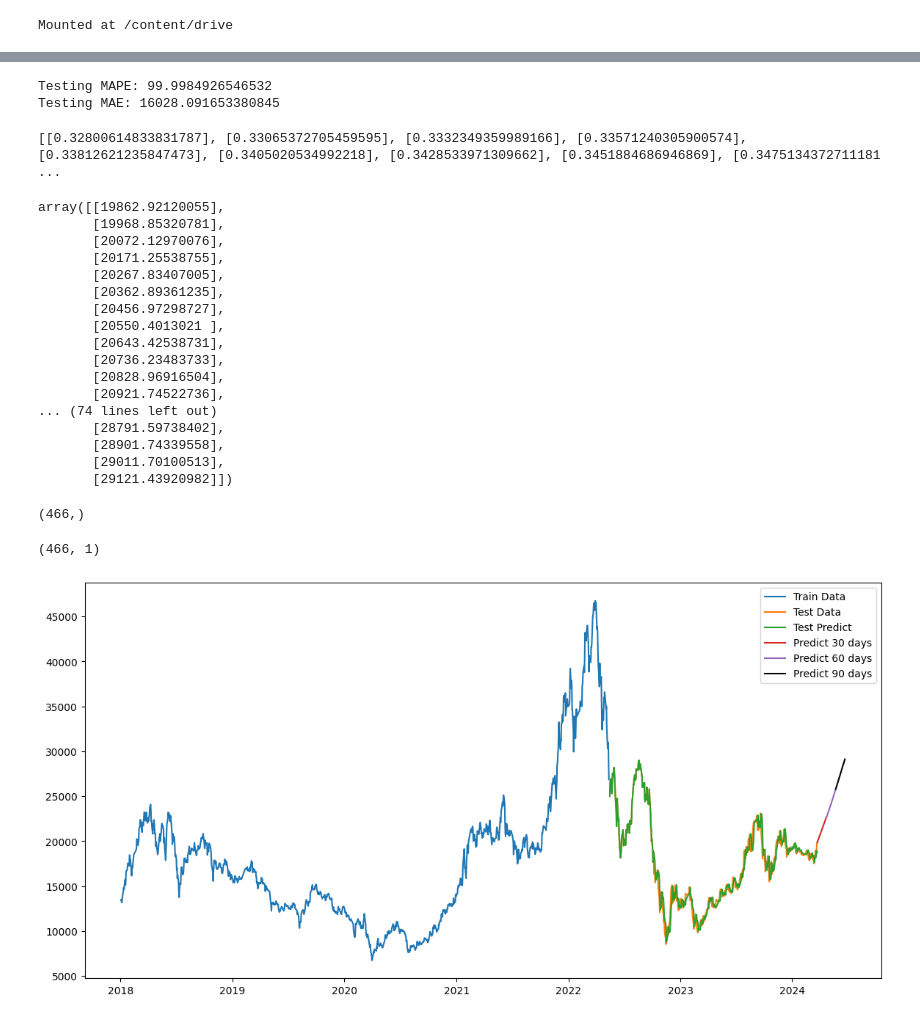
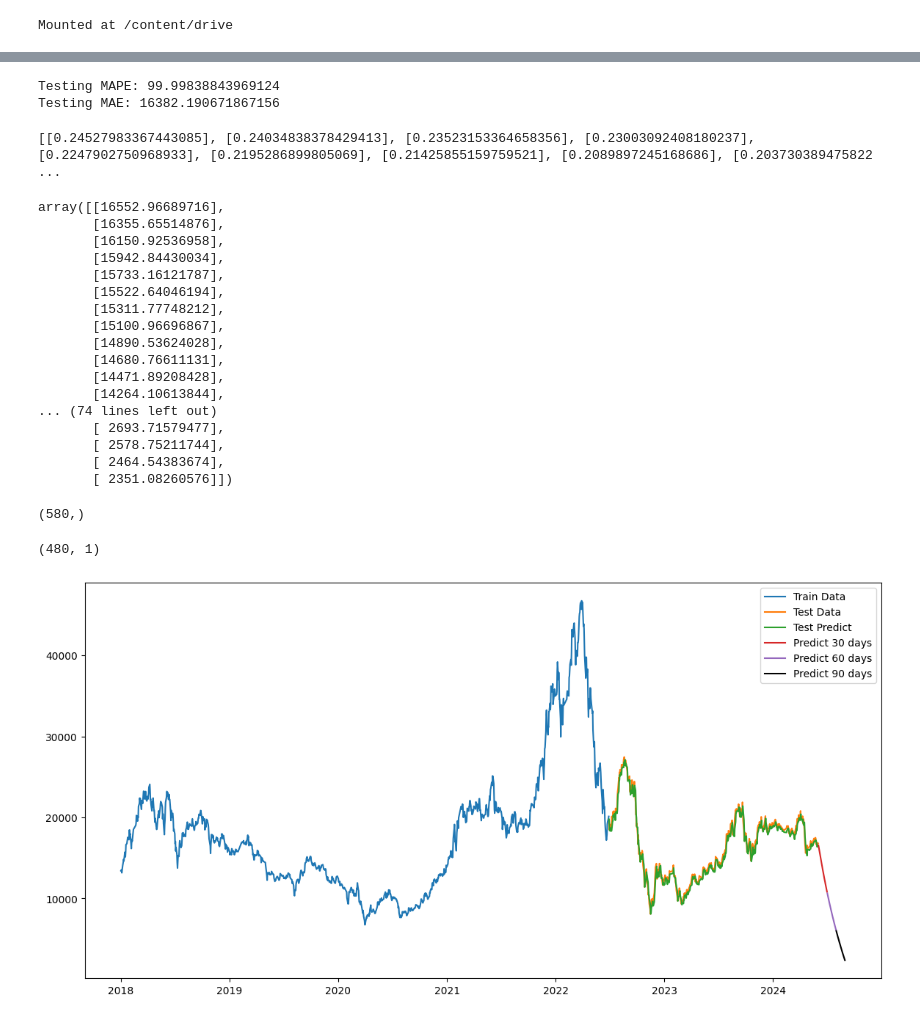
Before and after one commit to duonguwu/IS403_O21_04, a Jupyter notebook: Model/GRU/Team4_GRU_DXG_7-3.ipynb, the cells around one changed output, grey strips where cells are left out. Saved outputs shown, nothing was run; the diff lists cells and outputs as text; code cells hidden in the pictures.

```diff
--- a/Model/GRU/Team4_GRU_DXG_7-3.ipynb
+++ b/Model/GRU/Team4_GRU_DXG_7-3.ipynb
@@ -12,7 +12,7 @@ from keras.layers import Dense, GRU
 Mounted at /content/drive
 # %%
 # 2. Đọc file csv
-df = pd.read_csv('/content/drive/MyDrive/Colab Notebooks/FinalProject_BA/DXG Historical Data.csv')
+df = pd.read_csv('/content/drive/MyDrive/Colab Notebooks/FinalProject_BA/DXG Historical Data 1_6.csv')
 # %%
 df['Price'] = df['Price'].str.replace('$', '', regex=True)
 df['Price'] = df['Price'].str.replace(',', '', regex=True)
@@ -45,9 +45,17 @@ def create_dataset(dataset, time_step=1):
 # %%
 #6. Reshape into X=t,t+1,t+2..t+99 and Y=t+100
 
+# time_step = 100
+# X_train, y_train = create_dataset(train_data, time_step)
+# X_test, ytest = create_dataset(test_data, time_step)
 time_step = 100
-X_train, y_train = create_dataset(train_data, time_step)
-X_test, ytest = create_dataset(test_data, time_step)
+
+x, y = create_dataset(df1, time_step)
+
+X_train = x[:train_size-100]
+X_test = x[train_size-100:]
+y_train = y[:train_size-100]
+ytest = y[train_size-100:]
 # %%
 # 7. Reshape input to be [samples, time steps, features] which is required for LSTM
 X_train =X_train.reshape(X_train.shape[0],X_train.shape[1] , 1)
@@ -105,8 +113,8 @@ test_mape = np.mean(np.abs(y_pred - ytest)/np.abs(y_pred))*100
 print('Testing MAPE:', test_mape)
 print('Testing MAE:', test_mae)
 # %% [output]
-Testing MAPE: 99.9984926546532
-Testing MAE: 16028.091653380845
+Testing MAPE: 99.99838843969124
+Testing MAE: 16382.190671867156
 # %%
 x_input = test_data[len(test_data)-time_step:].reshape(1, -1)
 x_input.shape
@@ -139,28 +147,28 @@ while(i < 90):
 
 print(lst_output)
 # %% [output]
-[[0.32800614833831787], [0.33065372705459595], [0.3332349359989166], [0.33571240305900574], [0.33812621235847473], [0.3405020534992218], [0.3428533971309662], [0.3451884686946869], [0.3475134372711181 ...
+[[0.24527983367443085], [0.24034838378429413], [0.23523153364658356], [0.23003092408180237], [0.2247902750968933], [0.2195286899805069], [0.21425855159759521], [0.2089897245168686], [0.203730389475822 ...
 # %%
 future_predict = scaler.inverse_transform(np.array(lst_output).reshape(-1, 1))
 future_predict
 # %% [output]
-array([[19862.92120055],
-       [19968.85320781],
-       [20072.12970076],
-       [20171.25538755],
-       [20267.83407005],
-       [20362.89361235],
-       [20456.97298727],
-       [20550.4013021 ],
-       [20643.42538731],
-       [20736.23483733],
-       [20828.96916504],
-       [20921.74522736],
+array([[16552.96689716],
+       [16355.65514876],
+       [16150.92536958],
+       [15942.84430034],
+       [15733.16121787],
+       [15522.64046194],
+       [15311.77748212],
+       [15100.96696867],
+       [14890.53624028],
+       [14680.76611131],
+       [14471.89208428],
+       [14264.10613844],
 ... (74 lines left out)
-       [28791.59738402],
-       [28901.74339558],
-       [29011.70100513],
-       [29121.43920982]])
+       [ 2693.71579477],
+       [ 2578.75211744],
+       [ 2464.54383674],
+       [ 2351.08260576]])
 # %%
 # Append the last 100 values of test_data to the beginning of y_pred
 last_100_test_data = scaler.inverse_transform(test_data[:101])
@@ -169,34 +177,34 @@ y_pred_with_test_data = np.append(last_100_test_data, y_pred)
 print(y_pred_with_test_data.shape)
 test_data.shape
 # %% [output]
-(466,)
+(580,)
-(466, 1)
+(480, 1)
 # %%
 # Plot results
 plt.figure(figsize=(14, 7))
 
 # Plot train data
 plt.plot(df['Date'][:train_size], scaler.inverse_transform(train_data), label='Train Data')
 
 # Plot test data
 plt.plot(df['Date'][train_size:], scaler.inverse_transform(test_data), label='Test Data')
 
 # Plot test predict data with appended last 100 test data
-plt.plot(df['Date'][train_size:], y_pred_with_test_data, label='Test Predict')
+plt.plot(df['Date'][train_size:train_size + len(y_pred)], y_pred, label='Test Predict')
 
 # Plot future predictions
 last_test_date = df['Date'].iloc[-1]
 future_predict_dates = pd.date_range(start=last_test_date + pd.Timedelta(days=1), periods=30)
-future_predict_dates_1 = pd.date_range(start=last_test_date + pd.Timedelta(days=31), periods=31)
-future_predict_dates_2 = pd.date_range(start=last_test_date + pd.Timedelta(days=61), periods=31)
+future_predict_dates_1 = pd.date_range(start=last_test_date + pd.Timedelta(days=31), periods=30)
+future_predict_dates_2 = pd.date_range(start=last_test_date + pd.Timedelta(days=61), periods=30)
 
 plt.plot(future_predict_dates, future_predict[0:30], label='Predict 30 days')
-plt.plot(future_predict_dates_1, future_predict[29:60], label='Predict 60 days')
-plt.plot(future_predict_dates_2, future_predict[59:90], label='Predict 90 days', color='black')
+plt.plot(future_predict_dates_1, future_predict[30:60], label='Predict 60 days')
+plt.plot(future_predict_dates_2, future_predict[60:90], label='Predict 90 days', color='black')
 # Display the legend
 plt.legend()
 
 # Display the plot
 plt.show()
 # %% [output]
-[figure, old version]
+[figure, new version]
```
Also changed, not shown: parts of 3 cells of this notebook, 8 other files.
